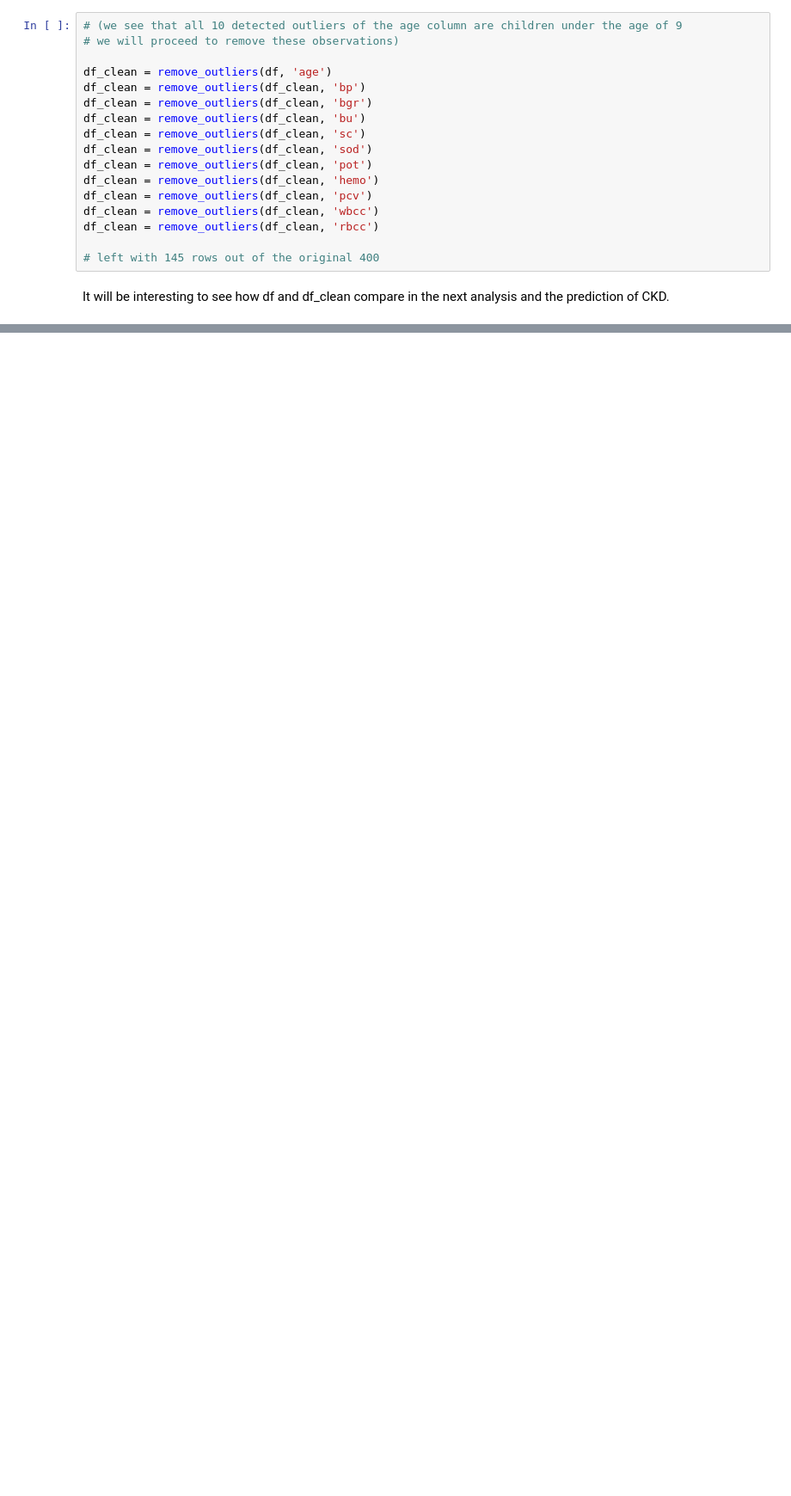
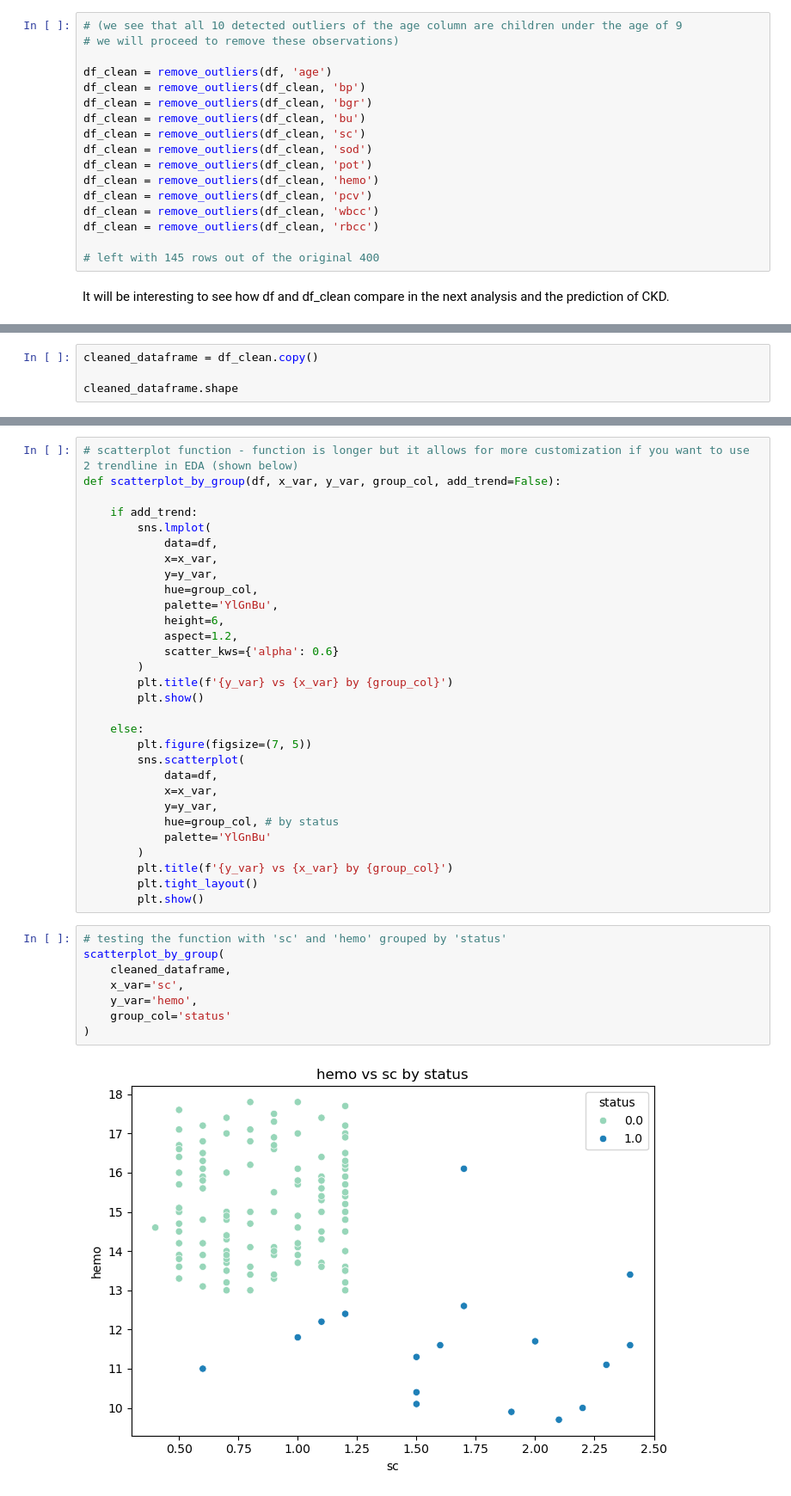
Before and after one commit to harasarahh/chronic-kidney-disease-prediction, a Jupyter notebook: GroupL_finalproject.ipynb, the cells around one changed output, grey strips where cells are left out. Shown at 86% size. Drawn from its saved outputs; the diff is of its cells as text; blank space fills up the shorter version.

```diff
--- a/GroupL_finalproject.ipynb
+++ b/GroupL_finalproject.ipynb
@@ -151,0 +170,4 @@ It will be interesting to see how df and df_clean compare in the next analysis a
+# %%
+cleaned_dataframe = df_clean.copy()
+
+cleaned_dataframe.shape
@@ -151,0 +291,40 @@ It will be interesting to see how df and df_clean compare in the next analysis a
+# %%
+# scatterplot function - function is longer but it allows for more customization if you want to use 2 trendline in EDA (shown below)
+def scatterplot_by_group(df, x_var, y_var, group_col, add_trend=False):
+
+    if add_trend:
+        sns.lmplot(
+            data=df,
+            x=x_var,
+            y=y_var,
+            hue=group_col,
+            palette='YlGnBu',
+            height=6,
+            aspect=1.2,
+            scatter_kws={'alpha': 0.6}
+        )
+        plt.title(f'{y_var} vs {x_var} by {group_col}')
+        plt.show()
+
+    else:
+        plt.figure(figsize=(7, 5))
+        sns.scatterplot(
+            data=df,
+            x=x_var,
+            y=y_var,
+            hue=group_col, # by status
+            palette='YlGnBu'
+        )
+        plt.title(f'{y_var} vs {x_var} by {group_col}')
+        plt.tight_layout()
+        plt.show()
+# %%
+# testing the function with 'sc' and 'hemo' grouped by 'status'
+scatterplot_by_group(
+    cleaned_dataframe,
+    x_var='sc',
+    y_var='hemo',
+    group_col='status'
+)
+# %% [output]
+[figure, added]
```
Also changed, not shown: parts of 17 cells of this notebook.
